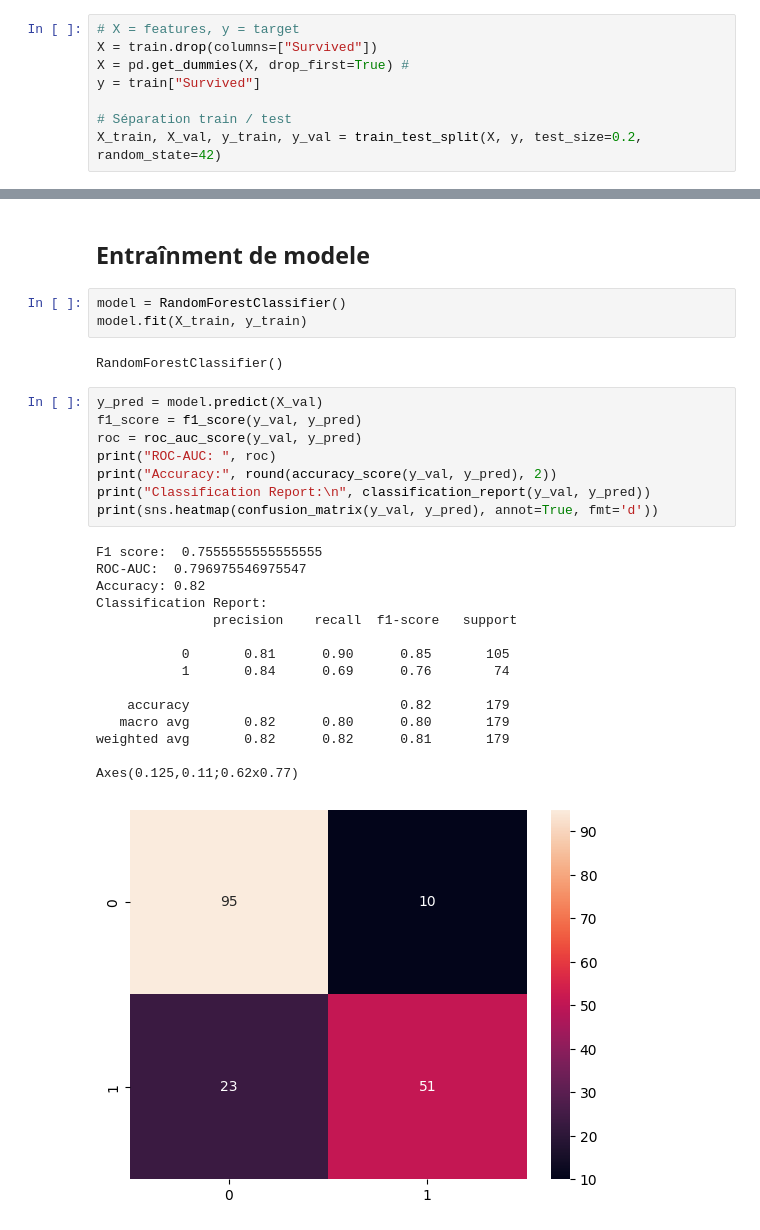
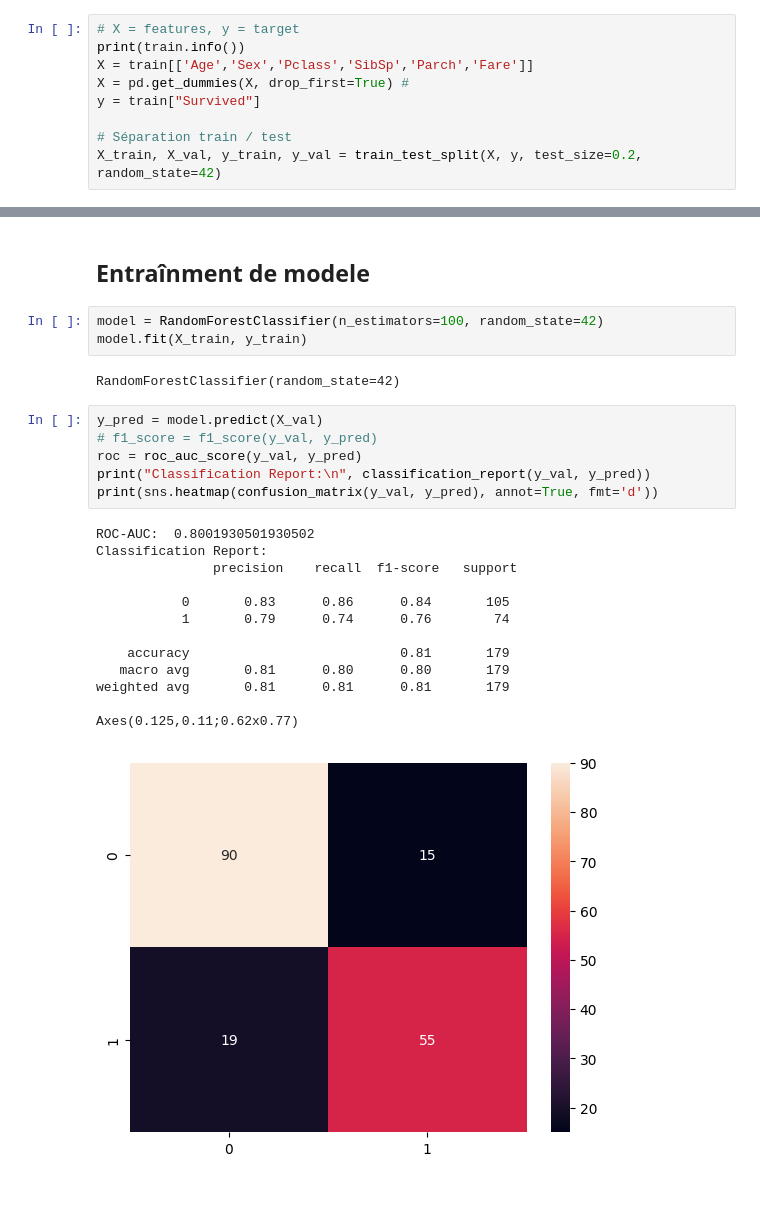
Before and after one commit to kirillsst/Titanic-Model-Kaggle-, a Jupyter notebook: titanic_notebook.ipynb, the cells around one changed output, grey strips where cells are left out. Drawn from its saved outputs; the diff is of its cells as text; blank space fills up the shorter version.

```diff
--- a/titanic_notebook.ipynb
+++ b/titanic_notebook.ipynb
@@ -205,7 +191,8 @@ plt.show()
 ## Séparation des donées
 # %%
 # X = features, y = target
-X = train.drop(columns=["Survived"])
+print(train.info())
+X = train[['Age','Sex','Pclass','SibSp','Parch','Fare']]
 X = pd.get_dummies(X, drop_first=True) #
 y = train["Survived"]
 
@@ -214,31 +219,27 @@ X_train, X_val, y_train, y_val = train_test_split(X, y, test_size=0.2, random_st
 # %% [markdown]
 ## Entraînment de modele
 # %%
-model = RandomForestClassifier()
+model = RandomForestClassifier(n_estimators=100, random_state=42)
 model.fit(X_train, y_train)
 # %% [output]
-RandomForestClassifier()
+RandomForestClassifier(random_state=42)
 # %%
 y_pred = model.predict(X_val)
-f1_score = f1_score(y_val, y_pred)
+# f1_score = f1_score(y_val, y_pred)
 roc = roc_auc_score(y_val, y_pred)
-print("ROC-AUC: ", roc)
-print("Accuracy:", round(accuracy_score(y_val, y_pred), 2))
 print("Classification Report:\n", classification_report(y_val, y_pred))
 print(sns.heatmap(confusion_matrix(y_val, y_pred), annot=True, fmt='d'))
 # %% [output]
-F1 score:  0.7555555555555555
-ROC-AUC:  0.796975546975547
-Accuracy: 0.82
+ROC-AUC:  0.8001930501930502
 Classification Report:
                precision    recall  f1-score   support
 
-           0       0.81      0.90      0.85       105
-           1       0.84      0.69      0.76        74
+           0       0.83      0.86      0.84       105
+           1       0.79      0.74      0.76        74
 
-    accuracy                           0.82       179
-   macro avg       0.82      0.80      0.80       179
-weighted avg       0.82      0.82      0.81       179
+    accuracy                           0.81       179
+   macro avg       0.81      0.80      0.80       179
+weighted avg       0.81      0.81      0.81       179
 
 Axes(0.125,0.11;0.62x0.77)
-[figure, old version]
+[figure, new version]
```
Also changed, not shown: parts of 5 cells of this notebook, 1 other file.
